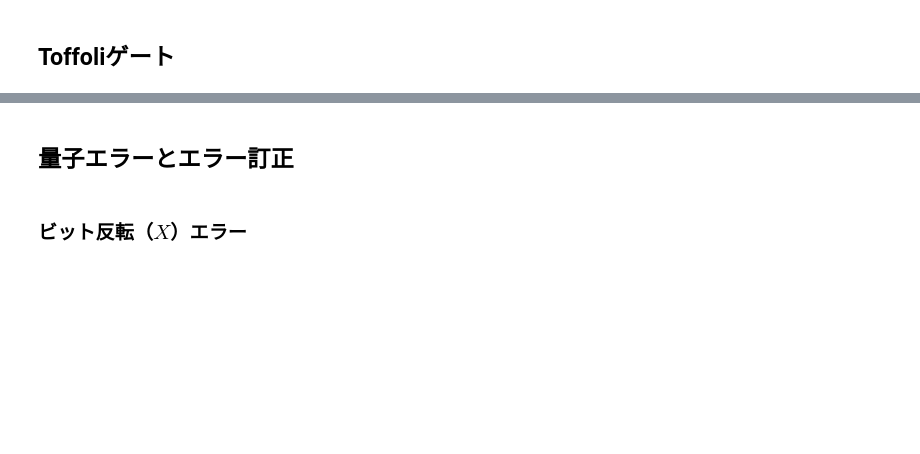
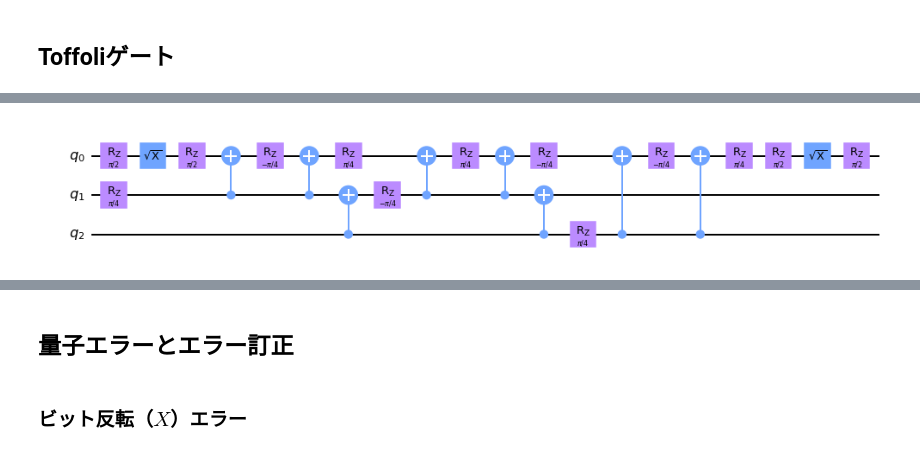
Before and after one commit to UTokyo-ICEPP/qc-workbook-lecturenotes, a Jupyter notebook: ja/2022_06_10.ipynb, the cells around one changed output, grey strips where cells are left out. Cells and saved outputs as stored; diff of their text form; code cells hidden in the pictures; blank space fills up the shorter version.

```diff
--- a/ja/2022_06_10.ipynb
+++ b/ja/2022_06_10.ipynb
@@ -101,0 +112,17 @@ show_circuit_op(circuit, global_phase=-np.pi / 8.)
+# %%
+def apply_toffoli(circuit, control1, control2, target):
+    apply_hadamard(circuit, target)
+    apply_cp(circuit, np.pi / 2., control2, target)
+    circuit.cx(control1, control2)
+    apply_cp(circuit, -np.pi / 2., control2, target)
+    circuit.cx(control1, control2)
+    apply_cp(circuit, np.pi / 2., control1, target)
+    apply_hadamard(circuit, target)
+
+circuit = QuantumCircuit(3)
+
+apply_toffoli(circuit, 2, 1, 0)
+
+circuit.draw('mpl')
+# %% [output]
+[figure, added]
```
Also changed, not shown: parts of 21 cells of this notebook.
